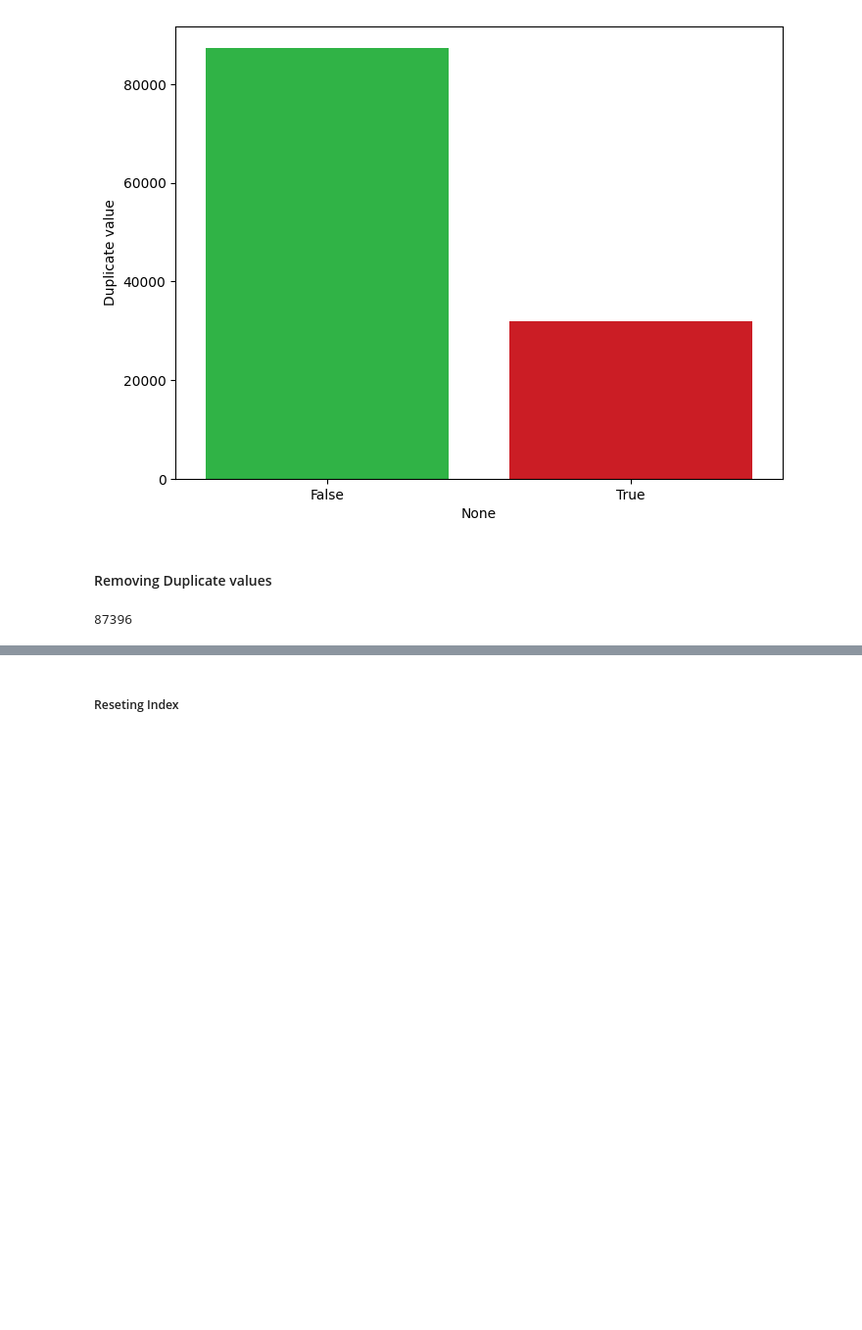
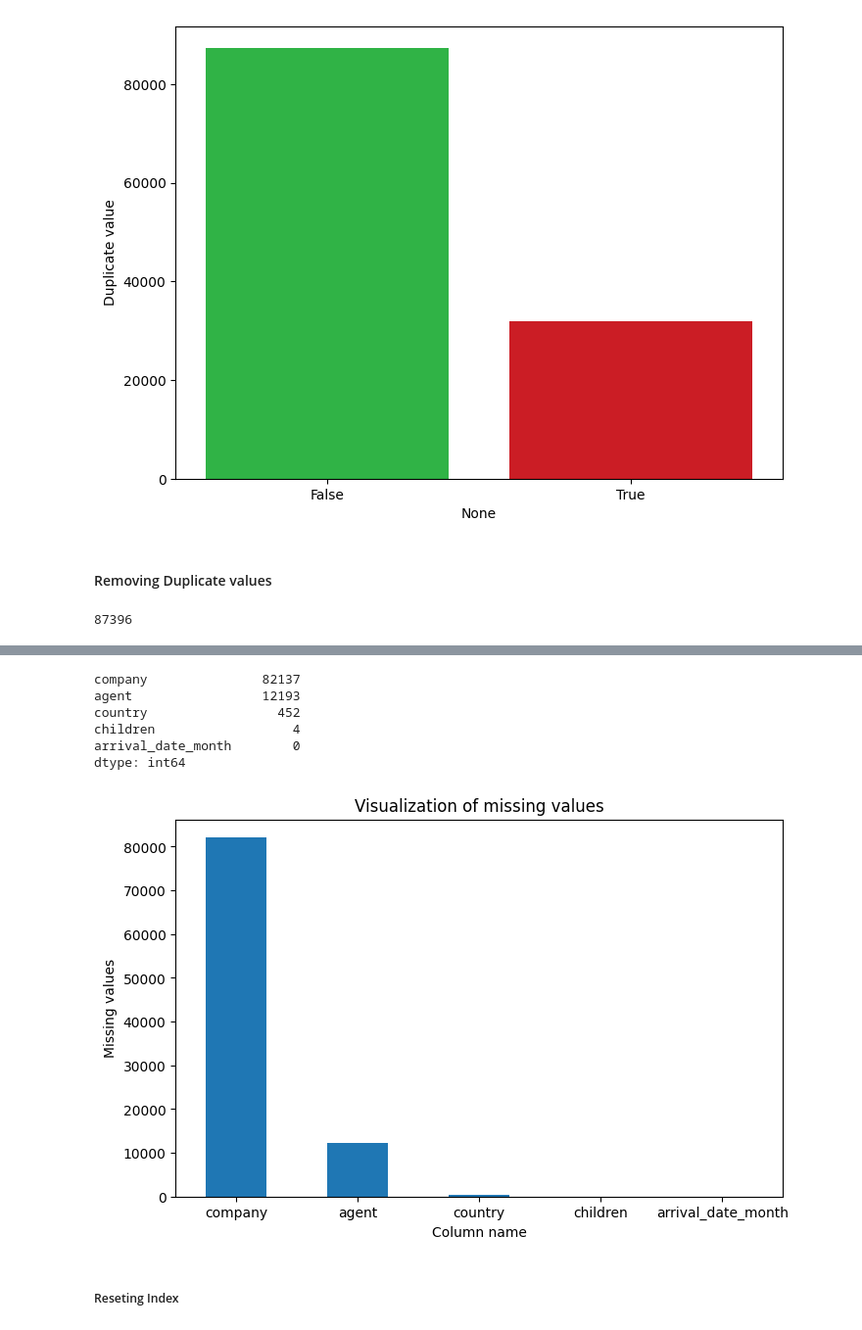
Before and after one commit to Digvijay-0/hotel-analysis, a Jupyter notebook: Hotel_Bookings.ipynb, the cells around one changed output, grey strips where cells are left out. Shown: that part at 98% size. Cells and saved outputs as stored; diff of their text form; code cells hidden in the pictures; blank space fills up the shorter version.

```diff
--- a/Hotel_Bookings.ipynb
+++ b/Hotel_Bookings.ipynb
@@ -126,3 +156,25 @@ df.shape[0]
+# %%
+# Visualizing the missing value
+missing_values = df.isna().sum().sort_values(ascending= False)[:5]
+missing_values
+# %% [output]
+company               82137
+agent                 12193
+country                 452
+children                  4
+arrival_date_month        0
+dtype: int64
+# %%
+plt.figure( figsize= (8, 5))
+missing_values.plot(kind= 'bar')
+
+plt.title('Visualization of missing values')
+plt.xticks(rotation = 0)
+plt.xlabel('Column name')
+plt.ylabel('Missing values')
+plt.show()
+# %% [output]
+[figure, added]
 # %% [markdown]
 ##### Reseting Index
 # %%
```
Also changed, not shown: parts of 4 cells of this notebook.
